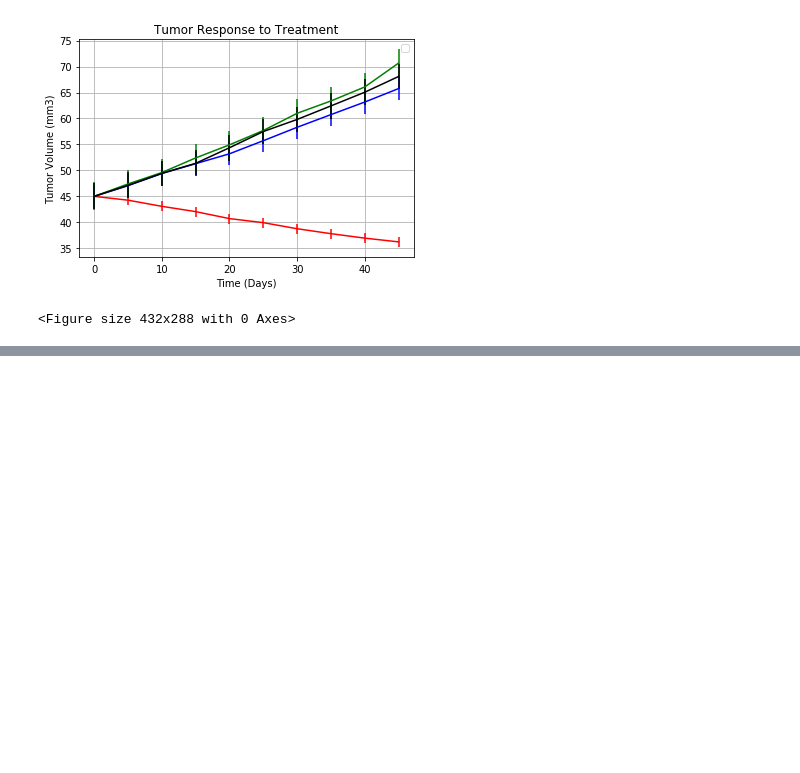
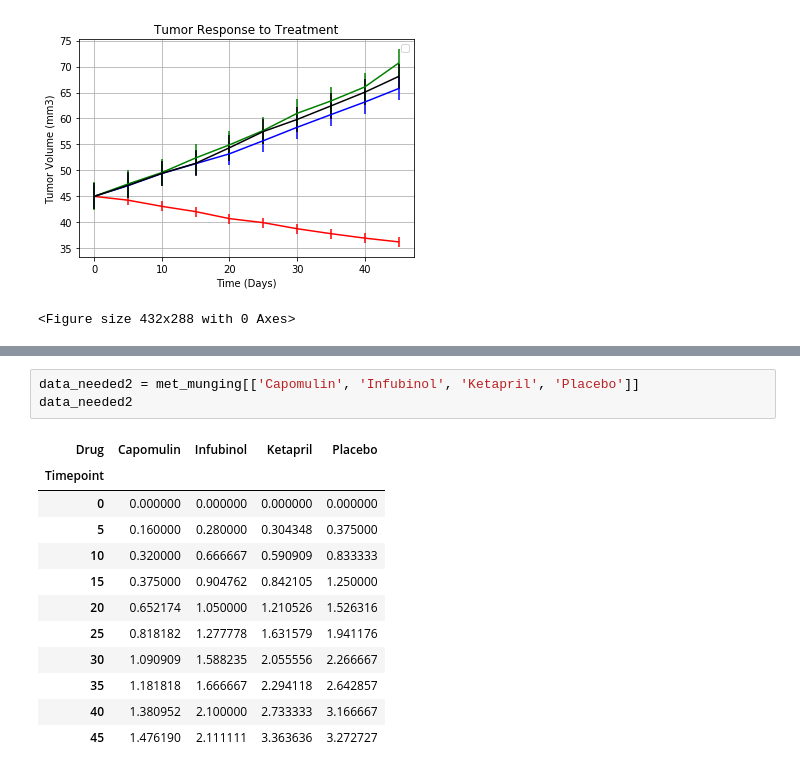
Before and after one commit to laurybenoit/Matplotlib, a Jupyter notebook: Pymaceuticals.ipynb, the cells around one changed output, grey strips where cells are left out. Cells and saved outputs as stored; diff of their text form; blank space fills up the shorter version.

```diff
--- a/Pymaceuticals.ipynb
+++ b/Pymaceuticals.ipynb
@@ -148,0 +177,16 @@ No handles with labels found to put in legend.
+# %%
+data_needed2 = met_munging[['Capomulin', 'Infubinol', 'Ketapril', 'Placebo']]
+data_needed2
+# %% [output]
+| Drug | Capomulin | Infubinol | Ketapril | Placebo |
+| Timepoint |  |  |  |  |
+| 0 | 0.000000 | 0.000000 | 0.000000 | 0.000000 |
+| 5 | 0.160000 | 0.280000 | 0.304348 | 0.375000 |
+| 10 | 0.320000 | 0.666667 | 0.590909 | 0.833333 |
+| 15 | 0.375000 | 0.904762 | 0.842105 | 1.250000 |
+| 20 | 0.652174 | 1.050000 | 1.210526 | 1.526316 |
+| 25 | 0.818182 | 1.277778 | 1.631579 | 1.941176 |
+| 30 | 1.090909 | 1.588235 | 2.055556 | 2.266667 |
+| 35 | 1.181818 | 1.666667 | 2.294118 | 2.642857 |
+| 40 | 1.380952 | 2.100000 | 2.733333 | 3.166667 |
+| 45 | 1.476190 | 2.111111 | 3.363636 | 3.272727 |
```
Also changed, not shown: parts of 5 cells of this notebook, 3 other files.
